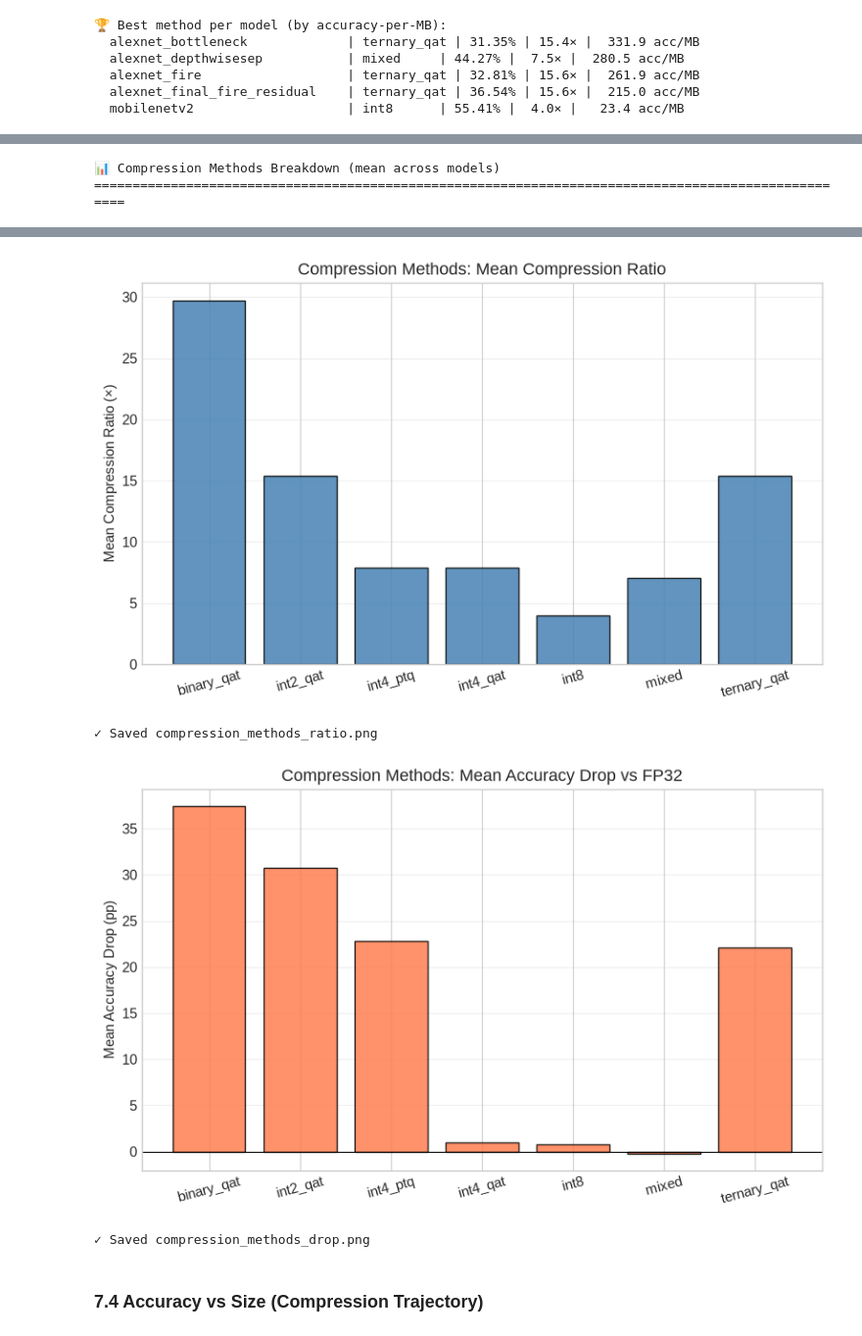
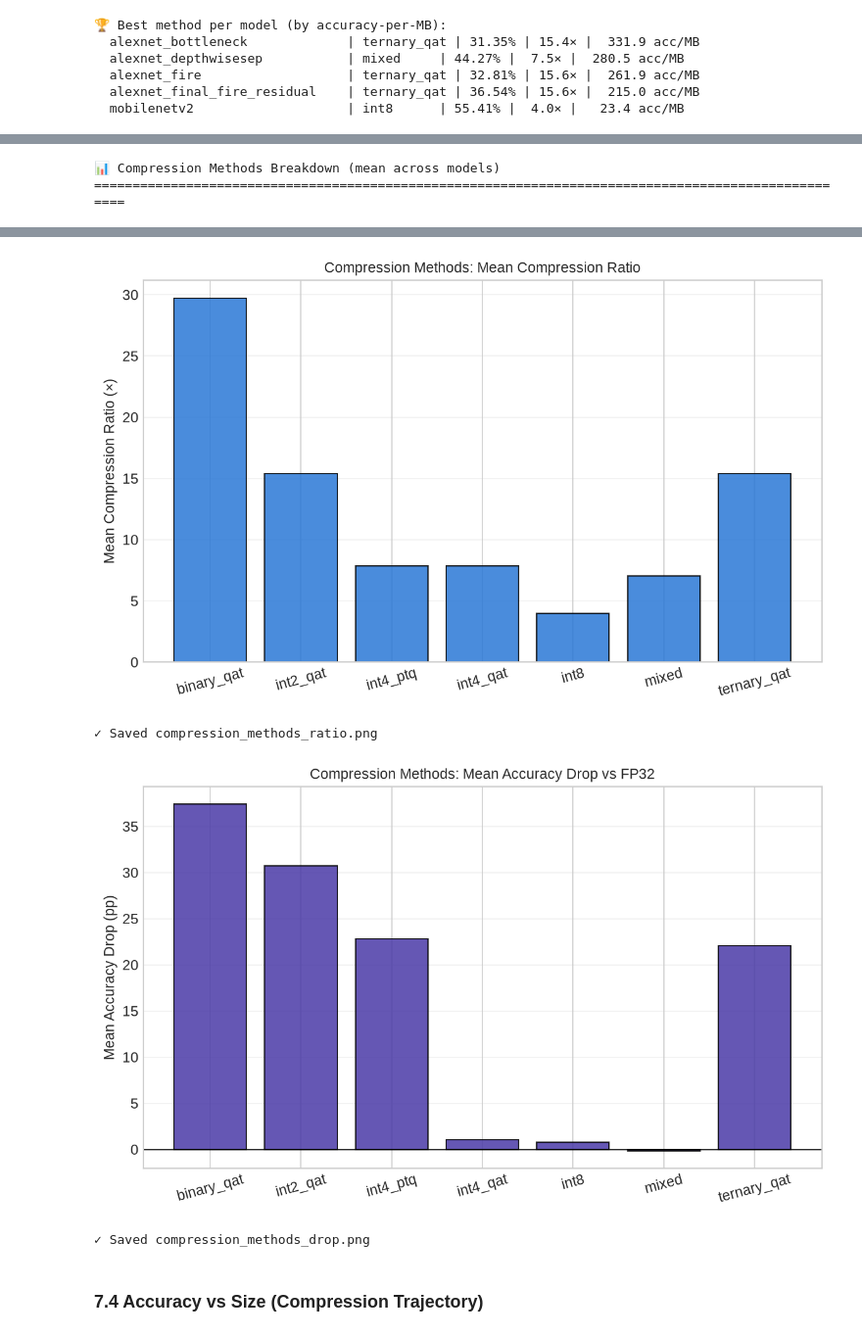
Before and after one commit to RafaelSdeS/dnn_study, a Jupyter notebook: notebooks/phase_4_compression_and_final_architecture_training/final_architecture_results.ipynb, the cells around one changed output, grey strips where cells are left out. Shown at 98% size. Cells and saved outputs as stored; diff of their text form; code cells hidden in the pictures.

```diff
--- a/notebooks/phase_4_compression_and_final_architecture_training/final_architecture_results.ipynb
+++ b/notebooks/phase_4_compression_and_final_architecture_training/final_architecture_results.ipynb
@@ -8,6 +8,7 @@ Condensed analysis notebook (complementary to `final_analysis_phase5.ipynb`).
 ## 1. Setup & Data Loading
 # %%
 import json
+import sys
 import numpy as np
 import pandas as pd
 import matplotlib.pyplot as plt
@@ -36,6 +37,7 @@ def find_project_root(start: Path | None = None):
 
 
 project_root = find_project_root()
+sys.path.insert(0, str(project_root))  # so `import ml` resolves regardless of kernel cwd
 
 PHASE4_DIR = project_root / "results" / "phase_4_compression_and_final_architecture_training"
 ALL_PHASES_DIRS = {
@@ -48,8 +50,8 @@ ALL_PHASES_DIRS = {
 FIGURES_DIR = project_root / "results" / "figures_generated"
 FIGURES_DIR.mkdir(parents=True, exist_ok=True)
 
-plt.style.use("seaborn-v0_8-whitegrid")
-plt.rcParams.update({"font.size": 11})
+from ml.plotting import apply_report_style, PALETTE, STAGE_COLORS
+apply_report_style(palette=PALETTE)
 print("✓ Setup complete")
 # %% [output]
 Syncing W&B offline runs...
@@ -731,42 +733,42 @@ x = np.arange(len(comp_by_method))
 
 # 1. Mean compression ratio
 fig, ax = plt.subplots(figsize=(8, 5))
-ax.bar(x, comp_by_method["mean_ratio"], color="steelblue", alpha=0.85, edgecolor="black", lw=1)
+ax.bar(x, comp_by_method["mean_ratio"], color=PALETTE[0], alpha=0.85, edgecolor="black", lw=1)
 ax.set_xticks(x); ax.set_xticklabels(comp_by_method["method"], rotation=15)
 ax.set_ylabel("Mean Compression Ratio (×)")
 ax.set_title("Compression Methods: Mean Compression Ratio")
 ax.grid(True, alpha=0.3, axis="y")
 plt.tight_layout()
 plt.savefig(FIGURES_DIR / "compression_methods_ratio.png", dpi=150, bbox_inches="tight")
 plt.show()
 print("✓ Saved compression_methods_ratio.png")
 
 # 2. Mean accuracy drop
 fig, ax = plt.subplots(figsize=(8, 5))
-ax.bar(x, comp_by_method["mean_drop_pp"], color="coral", alpha=0.85, edgecolor="black", lw=1)
+ax.bar(x, comp_by_method["mean_drop_pp"], color=PALETTE[3], alpha=0.85, edgecolor="black", lw=1)
 ax.axhline(0, color="black", lw=0.8)
 ax.set_xticks(x); ax.set_xticklabels(comp_by_method["method"], rotation=15)
 ax.set_ylabel("Mean Accuracy Drop (pp)")
 ax.set_title("Compression Methods: Mean Accuracy Drop vs FP32")
 ax.grid(True, alpha=0.3, axis="y")
 plt.tight_layout()
 plt.savefig(FIGURES_DIR / "compression_methods_drop.png", dpi=150, bbox_inches="tight")
 plt.show()
 print("✓ Saved compression_methods_drop.png")
 # %% [output]
 📊 Compression Methods Breakdown (mean across models)
 ====================================================================================================
 |  | Method | Mean Top-1 % | Mean Drop pp | Mean Ratio × | Mean Acc/MB | N models |
 | 0 | binary_qat | 10.73 | 37.43 | 29.70 | 164.85 | 5 |
 | 1 | int2_qat | 17.40 | 30.75 | 15.42 | 145.44 | 5 |
 | 2 | int4_ptq | 25.31 | 22.85 | 7.86 | 106.21 | 5 |
 | 3 | int4_qat | 43.31 | 1.02 | 7.86 | 230.17 | 3 |
 | 4 | int8 | 47.40 | 0.76 | 3.97 | 90.76 | 5 |
 | 5 | mixed | 44.52 | -0.19 | 7.05 | 215.31 | 3 |
 | 6 | ternary_qat | 26.06 | 22.10 | 15.42 | 205.41 | 5 |
-[figure, old version]
+[figure, new version]
 ✓ Saved compression_methods_ratio.png
-[figure, old version]
+[figure, new version]
 ✓ Saved compression_methods_drop.png
 # %% [markdown]
 ### 7.4 Accuracy vs Size (Compression Trajectory)
```
Also changed, not shown: parts of 5 cells of this notebook, 22 other files.
